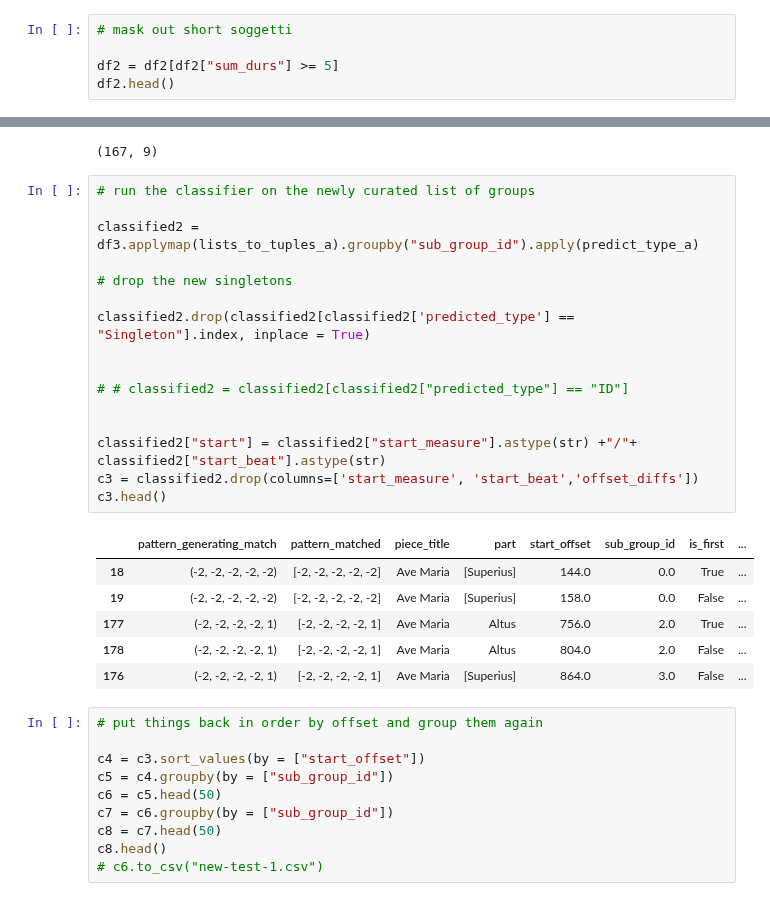
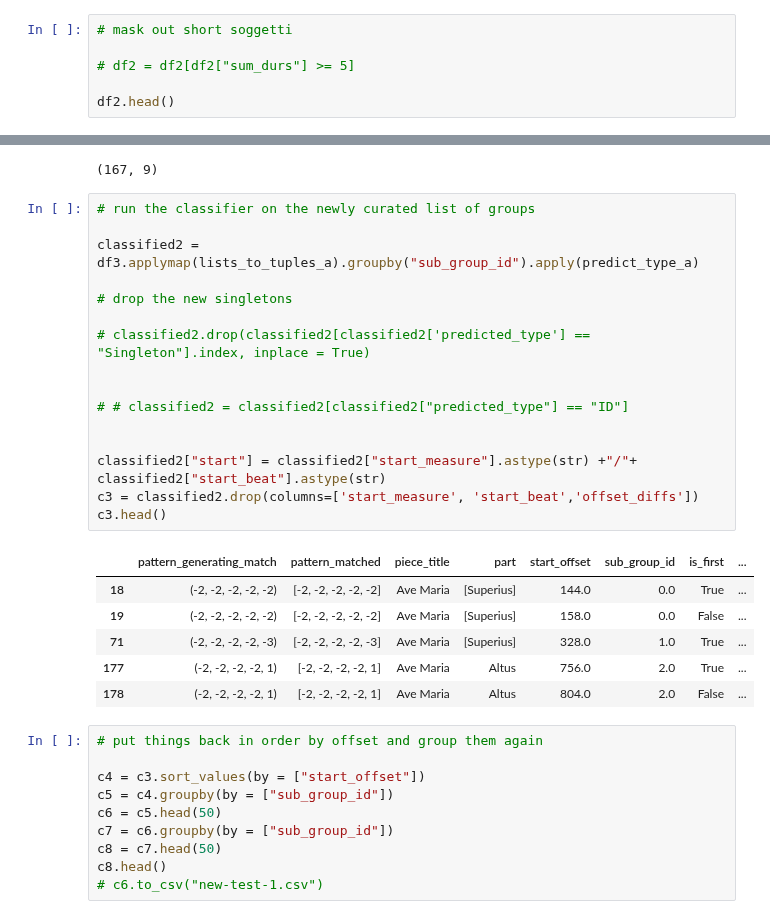
Before and after one commit to RichardFreedman/CRIM-notebooks, a Jupyter notebook: CRIM/CRIM_Group_Tests.ipynb, the cells around one changed output, grey strips where cells are left out. Drawn from its saved outputs; the diff is of its cells as text.

```diff
--- a/CRIM/CRIM_Group_Tests.ipynb
+++ b/CRIM/CRIM_Group_Tests.ipynb
@@ -160,7 +160,8 @@ df2.head()
 # %%
 # mask out short soggetti
 
-df2 = df2[df2["sum_durs"] >= 5]
+# df2 = df2[df2["sum_durs"] >= 5]
+
 df2.head()
 # %% [output]
 |  | pattern_generating_match | pattern_matched | piece_title | part | start_measure | start_beat | start_offset | ... |
@@ -186,26 +187,26 @@ df3.shape
 # %%
 # run the classifier on the newly curated list of groups
 
 classified2 = df3.applymap(lists_to_tuples_a).groupby("sub_group_id").apply(predict_type_a)
 
 # drop the new singletons
 
-classified2.drop(classified2[classified2['predicted_type'] == "Singleton"].index, inplace = True)
+# classified2.drop(classified2[classified2['predicted_type'] == "Singleton"].index, inplace = True)
 
 
 # # classified2 = classified2[classified2["predicted_type"] == "ID"]
 
 
 classified2["start"] = classified2["start_measure"].astype(str) +"/"+ classified2["start_beat"].astype(str)
 c3 = classified2.drop(columns=['start_measure', 'start_beat','offset_diffs'])
 c3.head()
 # %% [output]
 |  | pattern_generating_match | pattern_matched | piece_title | part | start_offset | sub_group_id | is_first | ... |
 | 18 | (-2, -2, -2, -2, -2) | [-2, -2, -2, -2, -2] | Ave Maria | [Superius] | 144.0 | 0.0 | True | ... |
 | 19 | (-2, -2, -2, -2, -2) | [-2, -2, -2, -2, -2] | Ave Maria | [Superius] | 158.0 | 0.0 | False | ... |
+| 71 | (-2, -2, -2, -2, -3) | [-2, -2, -2, -2, -3] | Ave Maria | [Superius] | 328.0 | 1.0 | True | ... |
 | 177 | (-2, -2, -2, -2, 1) | [-2, -2, -2, -2, 1] | Ave Maria | Altus | 756.0 | 2.0 | True | ... |
 | 178 | (-2, -2, -2, -2, 1) | [-2, -2, -2, -2, 1] | Ave Maria | Altus | 804.0 | 2.0 | False | ... |
-| 176 | (-2, -2, -2, -2, 1) | [-2, -2, -2, -2, 1] | Ave Maria | [Superius] | 864.0 | 3.0 | False | ... |
 # %%
 # put things back in order by offset and group them again
 
```
Also changed, not shown: parts of 4 cells of this notebook, 6 other files.
